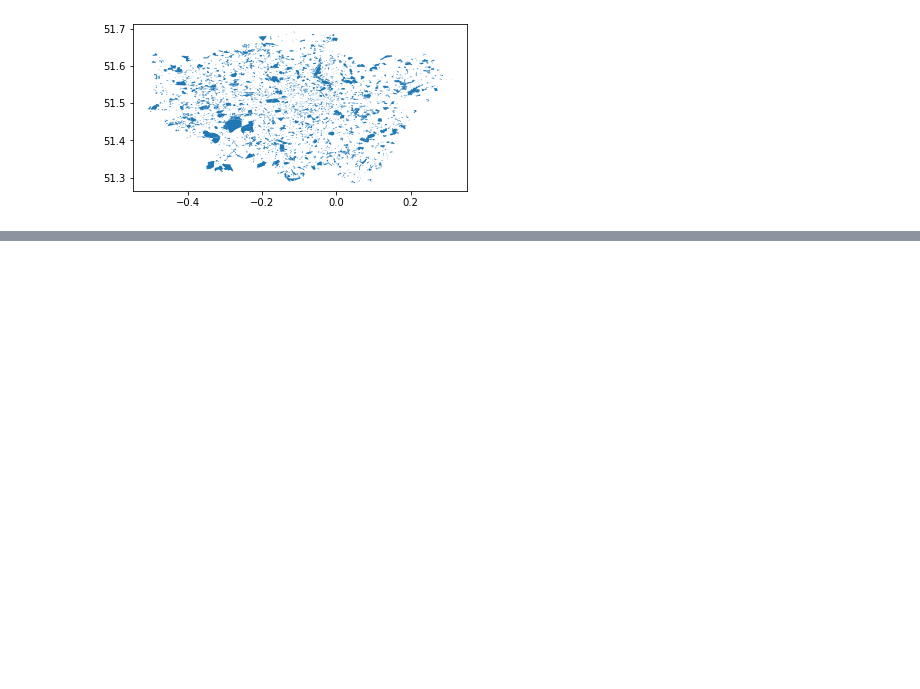
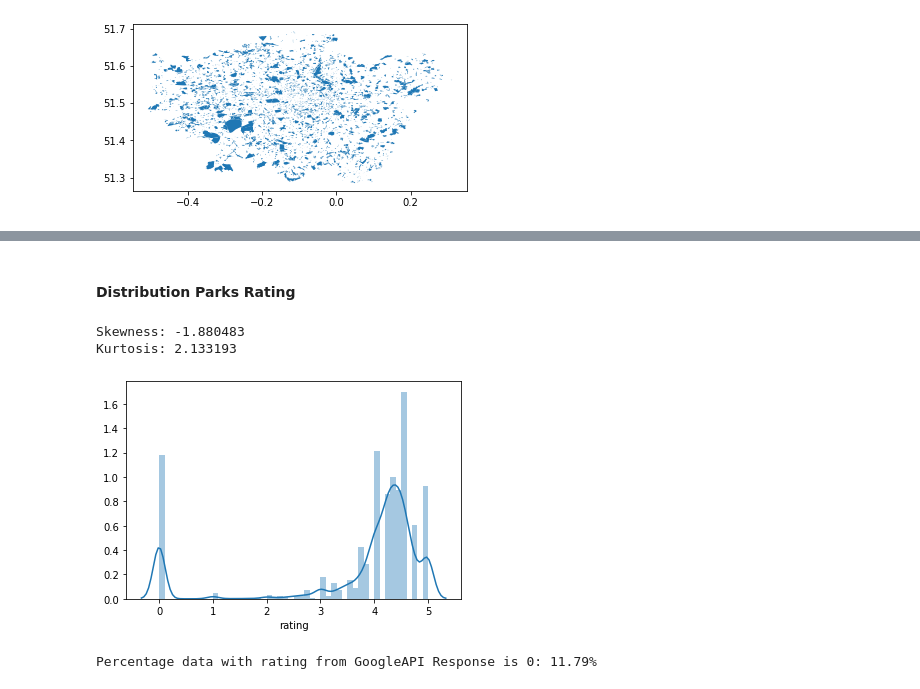
Before and after one commit to cultureincities/nature, a Jupyter notebook: colab/GitHub_Nature.ipynb, the cells around one changed output, grey strips where cells are left out. Cells and saved outputs as stored; diff of their text form; code cells hidden in the pictures; blank space fills up the shorter version.

```diff
--- a/colab/GitHub_Nature.ipynb
+++ b/colab/GitHub_Nature.ipynb
@@ -380,0 +439,18 @@ gdf_geojson.head(2)
+# %% [markdown]
+#### Distribution Parks Rating
+# %%
+sns.distplot(data_withrating['rating']);
+#skewness and kurtosis
+print("Skewness: %f" % data_withrating['rating'].skew())
+print("Kurtosis: %f" % data_withrating['rating'].kurt())
+# %% [output]
+Skewness: -1.880483
+Kurtosis: 2.133193
+[figure, added]
+# %%
+## Calculate number of rating with 0
+data0 = data_withrating[data_withrating['rating']==0]
+perc_data0= round((len(data0)/len(data_withrating))*100,2)
+print('Percentage data with rating from GoogleAPI Response is 0: '+str(perc_data0)+'%')
+# %% [output]
+Percentage data with rating from GoogleAPI Response is 0: 11.79%
```
Also changed, not shown: parts of 50 cells of this notebook.
